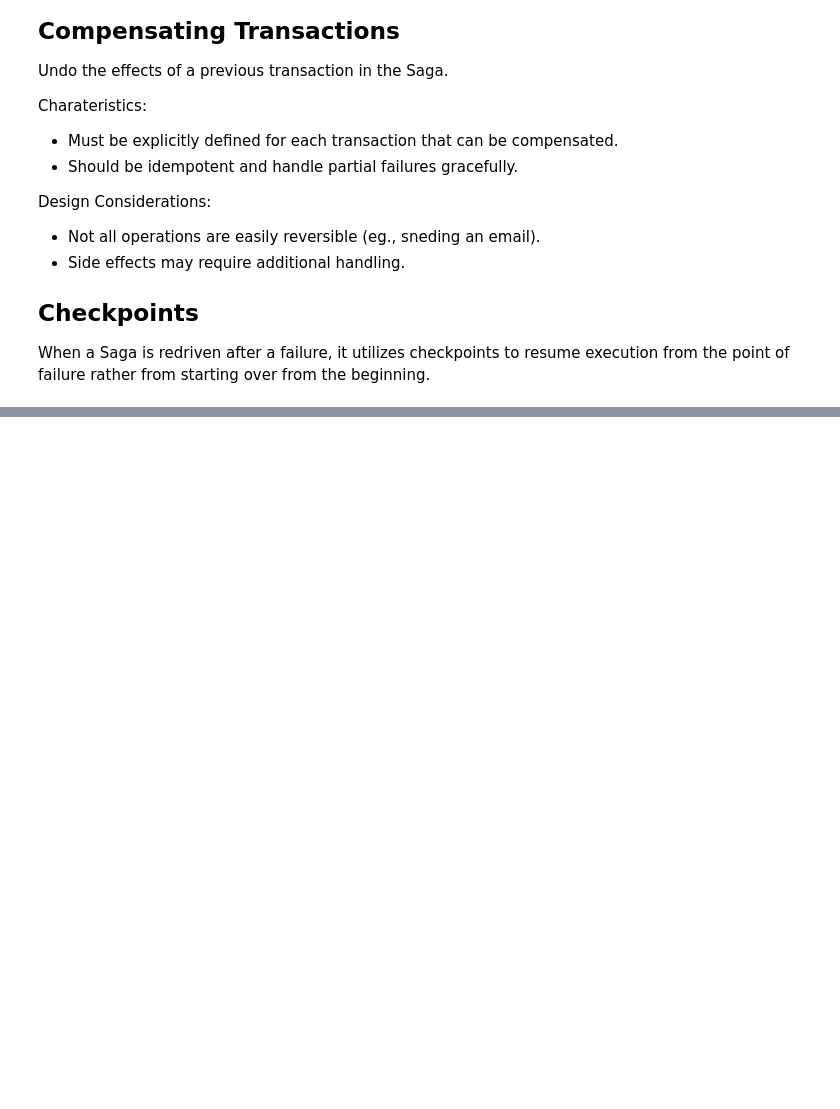
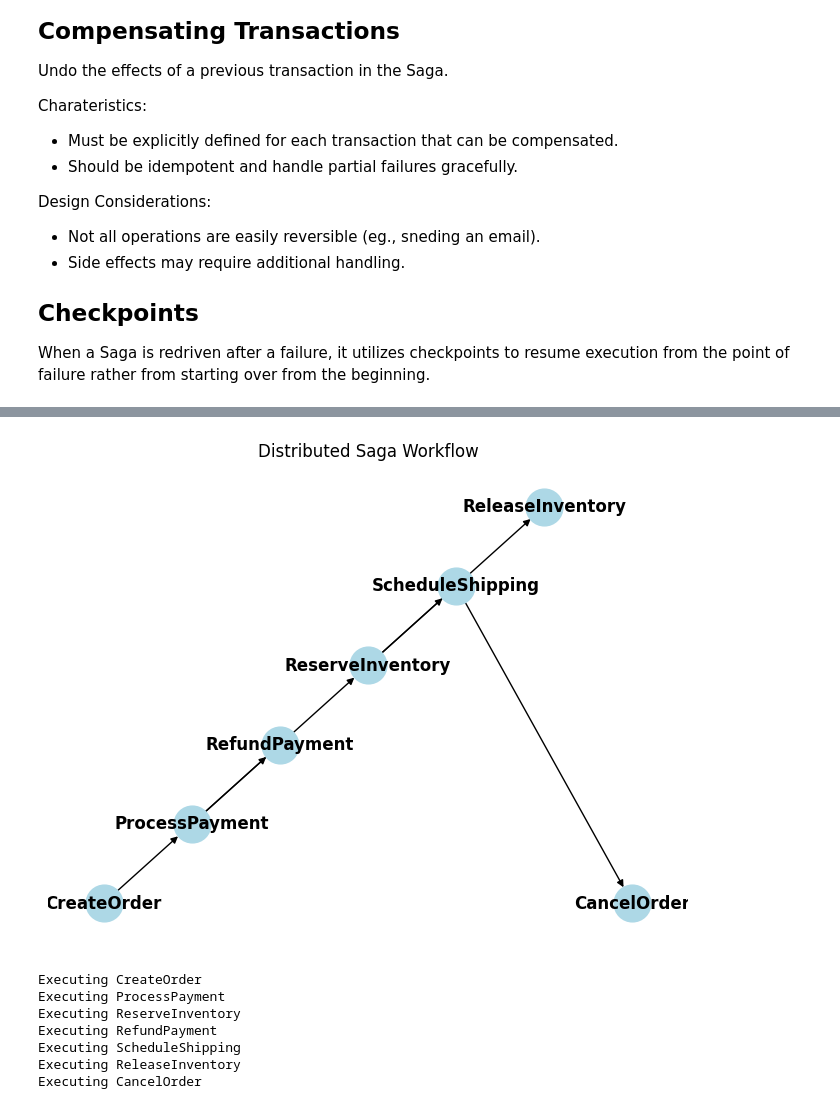
Before and after one commit to yilengyao/tutorials, a Jupyter notebook: workflow/Conductor.ipynb, the cells around one changed output, grey strips where cells are left out. Drawn from its saved outputs; the diff is of its cells as text; code cells hidden in the pictures; blank space fills up the shorter version.

Commit message:
workflow distributed saga

```diff
--- a/workflow/Conductor.ipynb
+++ b/workflow/Conductor.ipynb
@@ -68,0 +83,63 @@ When a Saga is redriven after a failure, it utilizes checkpoints to resume execu
+# %%
+import networkx as nx
+import matplotlib.pyplot as plt
+
+# Create a directed acyclic graph (DAG)
+saga_dag = nx.DiGraph()
+
+# Add nodes representing the operations in the saga
+saga_dag.add_node("CreateOrder")
+saga_dag.add_node("ProcessPayment")
+saga_dag.add_node("ReserveInventory")
+saga_dag.add_node("ScheduleShipping")
+
+# Define dependencies between the operations
+saga_dag.add_edge("CreateOrder", "ProcessPayment")
+saga_dag.add_edge("ProcessPayment", "ReserveInventory")
+saga_dag.add_edge("ReserveInventory", "ScheduleShipping")
+
+# Add compensating transactions for each operation
+saga_dag.add_node("CancelOrder")
+saga_dag.add_node("RefundPayment")
+saga_dag.add_node("ReleaseInventory")
+
+# Define the order of compensation transactions
+saga_dag.add_edge("ProcessPayment", "RefundPayment")
+saga_dag.add_edge("ReserveInventory", "ReleaseInventory")
+saga_dag.add_edge("ScheduleShipping", "CancelOrder")
+
+# Improved positioning for better visualization
+pos = {
+    "CreateOrder": (1, 2),
+    "ProcessPayment": (3, 4),
+    "RefundPayment": (5, 6),
+    "ReserveInventory": (7, 8),
+    "ScheduleShipping": (9, 10),
+    "ReleaseInventory": (11, 12),
+    "CancelOrder": (13, 2)
+}
+
+nx.draw(saga_dag, pos, with_labels=True, node_color='lightblue', font_weight='bold', node_size=700)
+plt.title("Distributed Saga Workflow")
+plt.axis('off')
+plt.show()
+
+# Function to execute the saga
+def execute_saga(dag):
+    for node in nx.topological_sort(dag):
+        if "Compensate" not in node:
+            print(f"Executing {node}")
+        else:
+            print(f"Compensating {node}")
+
+# Execute the saga
+execute_saga(saga_dag)
+# %% [output]
+[figure, added]
+Executing CreateOrder
+Executing ProcessPayment
+Executing ReserveInventory
+Executing RefundPayment
+Executing ScheduleShipping
+Executing ReleaseInventory
+Executing CancelOrder
```
Also changed, not shown: parts of 3 cells of this notebook, 1 other file.
